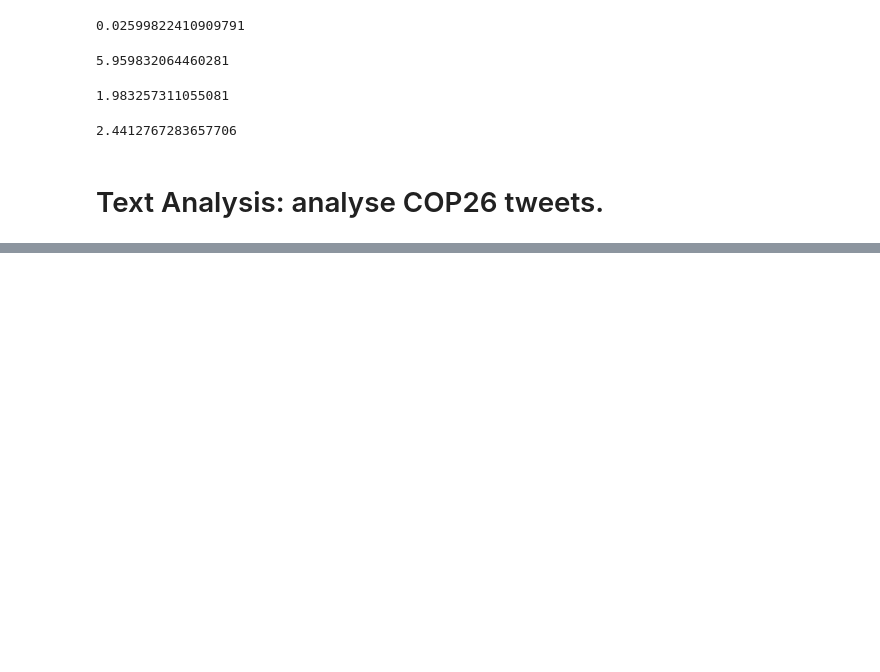
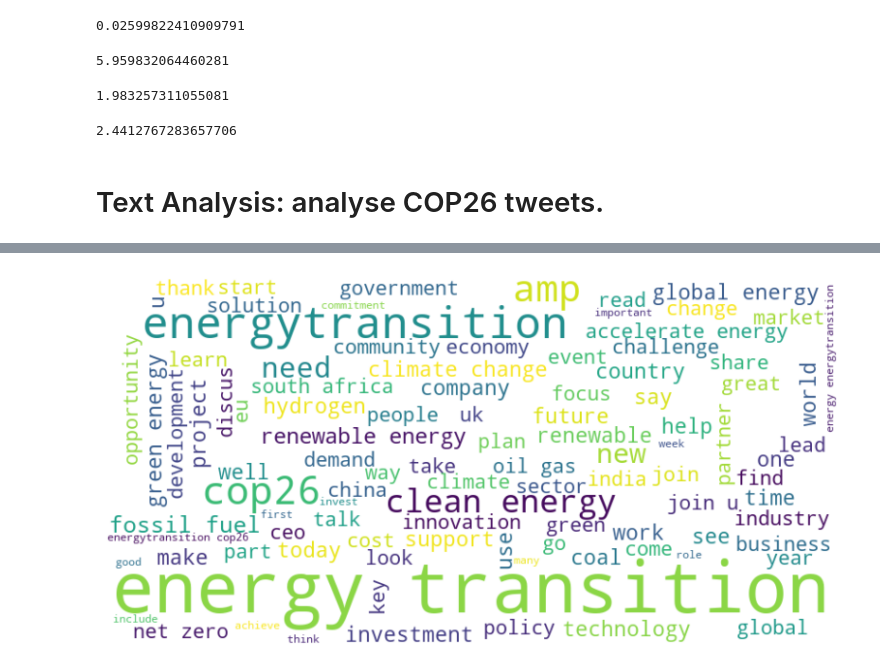
Before and after one commit to Er90Space/IntegratedCA2_ML-DV_CCT, a Jupyter notebook: CA2_ML_Dvis.ipynb, the cells around one changed output, grey strips where cells are left out. Cells and saved outputs as stored; diff of their text form; code cells hidden in the pictures; blank space fills up the shorter version.

Commit message:
Added to text analysis

```diff
--- a/CA2_ML_Dvis.ipynb
+++ b/CA2_ML_Dvis.ipynb
@@ -719,0 +760,3 @@ tweet_df.head()
+# %%
+# Remove words that appear only once from the dataframe.
+tweet_df['Tweet'] = tweet_df['Tweet'].apply(lambda x: [word for word in x if word not in words_to_remove])
@@ -719,0 +779,26 @@ tweet_df.head()
+# %%
+# Lemmatization of parts-of-speech.
+from nltk.stem import WordNetLemmatizer
+from nltk.corpus import wordnet
+
+
+lemmatizer = WordNetLemmatizer() # initializze lemmatizer object.
+
+# Define a function that maps NLTK POS tags to WordNet POS tags, ensuring that all parts of speech are lemmatized accurately.
+def get_wordnet_pos(word):
+
+    tag = nltk.pos_tag([word])[0][1][0].upper() ## Use NLTK's pos_tag to get the POS tag for the word
+
+    # Map NLTK POS tags to WordNet POS tags
+    tag_dict = {
+        "J": wordnet.ADJ,   # Adjective
+        "N": wordnet.NOUN,  # Noun
+        "V": wordnet.VERB,  # Verb
+        "R": wordnet.ADV    # Adverb
+    }
+
+    # Return the corresponding WordNet POS tag, default to NOUN if not found
+    return tag_dict.get(tag, wordnet.NOUN)
+
+# Apply lemmatization to the 'Tweet' column.
+tweet_df['Tweet'] = tweet_df['Tweet'].apply(lambda tokens: [lemmatizer.lemmatize(token, pos=get_wordnet_pos(token)) for token in tokens])
@@ -719,0 +821,17 @@ tweet_df.head()
+# %%
+all_tokens = [token for tokens in tweet_df['Tweet'] for token in tokens]
+
+
+wordcloud = WordCloud(max_words=100,
+                      width=800,
+                      height=400,
+                      max_font_size=500,
+                      background_color='white').generate_from_text(' '.join(all_tokens))
+
+# Display the word cloud
+plt.figure(figsize=(10, 6))
+plt.imshow(wordcloud, interpolation='bilinear')
+plt.axis('off')
+plt.show()
+# %% [output]
+[figure, added]
```
Also changed, not shown: parts of 29 cells of this notebook.
